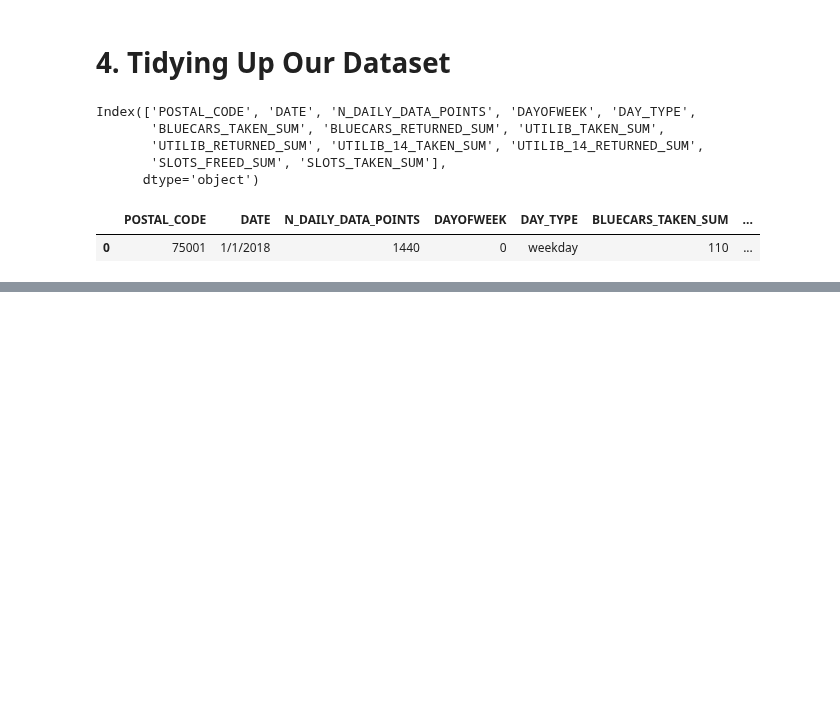
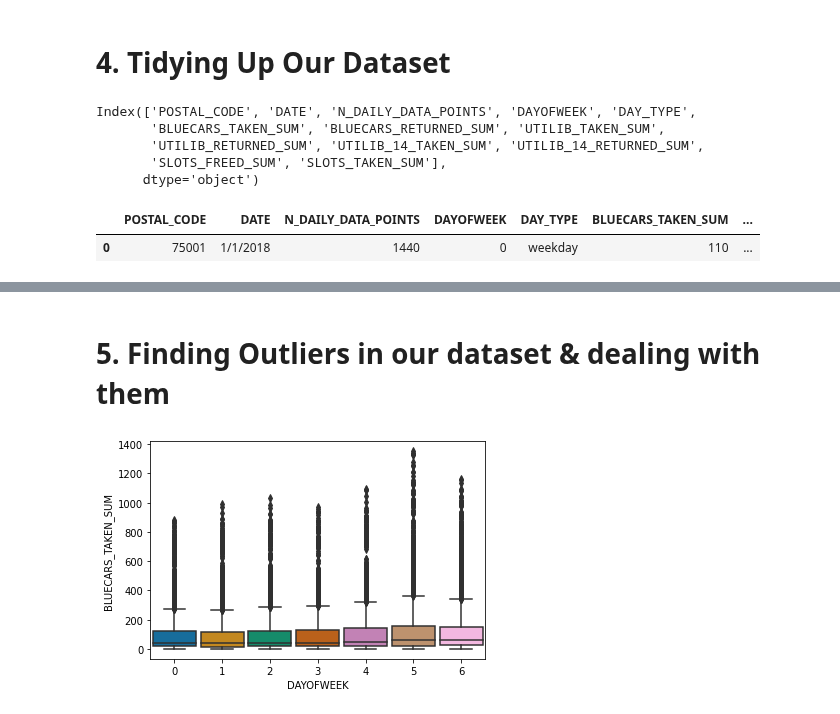
Before and after one commit to Obreintelly/Autolib-EDA, a Jupyter notebook: WEEK_4_HYPOTHESIS_TESTING_AUTOLIB_DATASET_27032021_CORE.ipynb, the cells around one changed output, grey strips where cells are left out. Drawn from its saved outputs; the diff is of its cells as text; code cells hidden in the pictures; blank space fills up the shorter version.

```diff
--- a/WEEK_4_HYPOTHESIS_TESTING_AUTOLIB_DATASET_27032021_CORE.ipynb
+++ b/WEEK_4_HYPOTHESIS_TESTING_AUTOLIB_DATASET_27032021_CORE.ipynb
@@ -106,0 +180,6 @@ df.head(1)
+# %%
+#Dropping Columns we do not need to respond to the question
+#Since we will be investigating a claim about blue cars, we do not need
+# Utilib and Utilib 14
+
+df.drop(['N_DAILY_DATA_POINTS','UTILIB_TAKEN_SUM', 'UTILIB_RETURNED_SUM', 'UTILIB_14_TAKEN_SUM','UTILIB_14_RETURNED_SUM', 'SLOTS_FREED_SUM', 'SLOTS_TAKEN_SUM'], axis=1, inplace=True)
@@ -106,0 +191,7 @@ df.head(1)
+# %% [markdown]
+# 5. Finding Outliers in our dataset & dealing with them
+# %%
+#Checking for Outliers in Our Dataset
+bplot =sns.boxplot(y='BLUECARS_TAKEN_SUM', x='DAYOFWEEK', data= df,  width=0.9, palette='colorblind')
+# %% [output]
+[figure, added]
```
Also changed, not shown: parts of 35 cells of this notebook.
